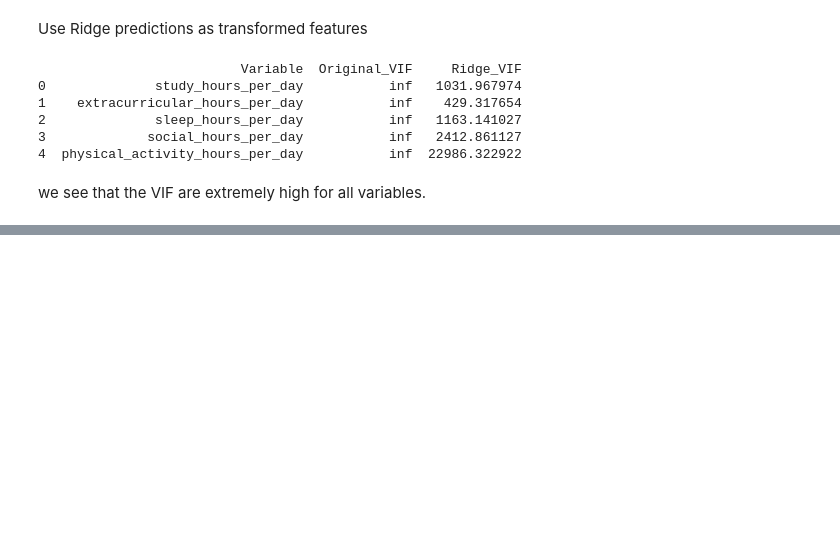
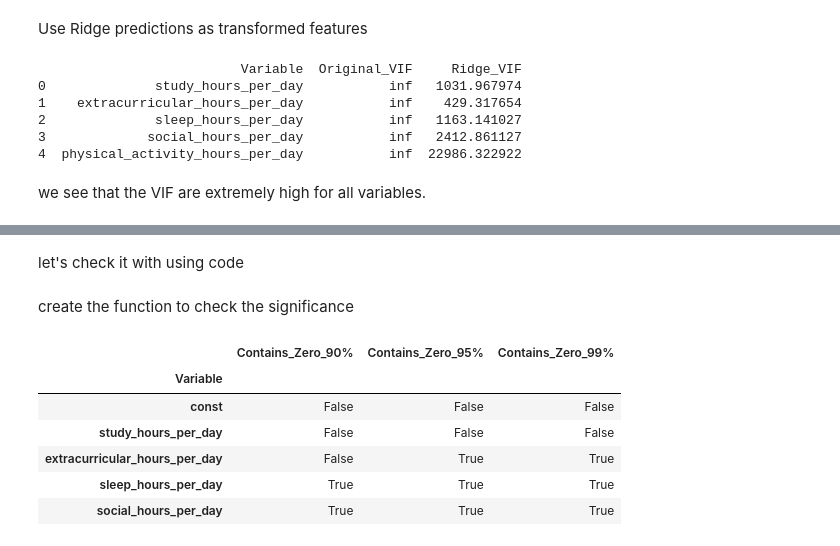
Before and after one commit to datpetr/students_habits_gpa, a Jupyter notebook: gpa_multiple_linear_regression.ipynb, the cells around one changed output, grey strips where cells are left out. Drawn from its saved outputs; the diff is of its cells as text; code cells hidden in the pictures; blank space fills up the shorter version.

```diff
--- a/gpa_multiple_linear_regression.ipynb
+++ b/gpa_multiple_linear_regression.ipynb
@@ -294,0 +447,2 @@ we see that the VIF are extremely high for all variables.
+# %% [markdown]
+let's check it with using code
@@ -294,0 +454,52 @@ we see that the VIF are extremely high for all variables.
+# %% [markdown]
+create the function to check the significance
+# %%
+def check_confidence_intervals(X_columns, confidence_intervals_df, significance_df):
+    """
+    Check if 0 is contained within confidence intervals at 90%, 95%, and 99% levels
+    and update the significance DataFrame accordingly.
+
+    Parameters:
+    -----------
+    X_columns : list or Index
+        The columns/variables to check
+    confidence_intervals_df : DataFrame
+        DataFrame containing confidence intervals
+    significance_df : DataFrame
+        DataFrame to update with significance flags
+
+    Returns:
+    --------
+    DataFrame
+        Updated significance DataFrame
+    """
+    confidence_levels = {
+        90: ('5%', '95%', 'Contains_Zero_90%'),
+        95: ('2.5%', '97.5%', 'Contains_Zero_95%'),
+        99: ('0.5%', '99.5%', 'Contains_Zero_99%')
+    }
+
+    # Check each confidence level for all variables
+    for level, (lower_col, upper_col, result_col) in confidence_levels.items():
+        for var in X_columns:
+            lower_bound = confidence_intervals_df.loc[var, lower_col]
+            upper_bound = confidence_intervals_df.loc[var, upper_col]
+            significance_df.loc[var, result_col] = (lower_bound <= 0 <= upper_bound)
+
+    return significance_df
+# %%
+significance_multi = check_confidence_intervals(
+    X_final.columns,
+    confidence_intervals_multi,
+    significance_multi
+)
+# %%
+significance_multi
+# %% [output]
+|  | Contains_Zero_90% | Contains_Zero_95% | Contains_Zero_99% |
+| Variable |  |  |  |
+| const | False | False | False |
+| study_hours_per_day | False | False | False |
+| extracurricular_hours_per_day | False | True | True |
+| sleep_hours_per_day | True | True | True |
+| social_hours_per_day | True | True | True |
```
Also changed, not shown: parts of 15 cells of this notebook.
